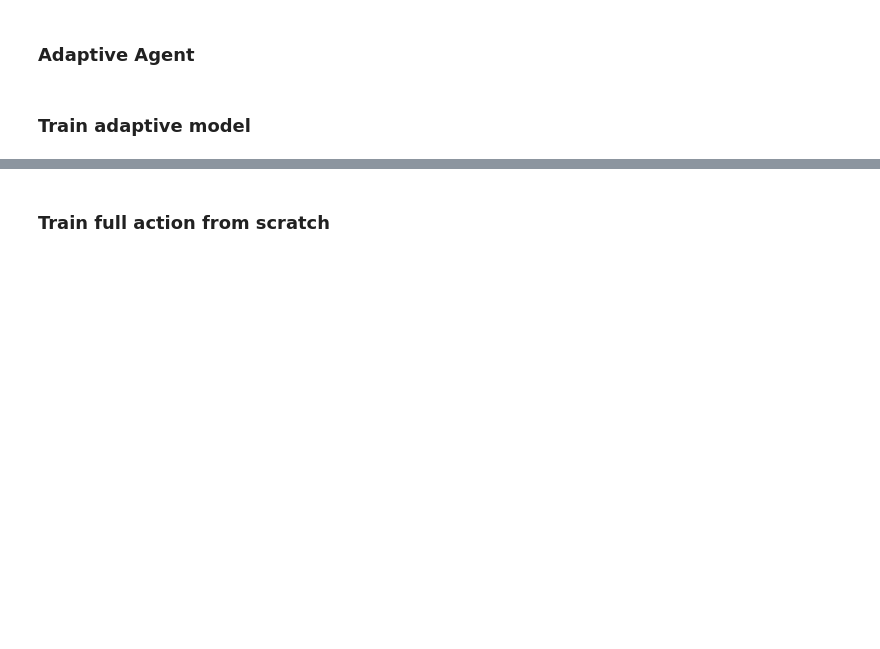
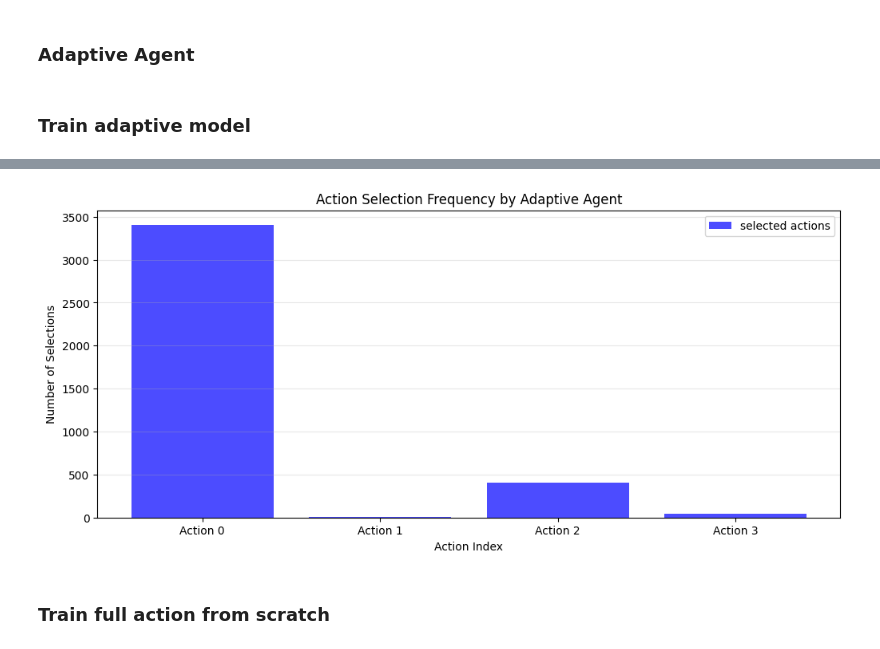
Before and after one commit to thongds/paper, a Jupyter notebook: lunar-lander-dqn-master/main_3actions.ipynb, the cells around one changed output, grey strips where cells are left out. Drawn from its saved outputs; the diff is of its cells as text; code cells hidden in the pictures; blank space fills up the shorter version.

```diff
--- a/lunar-lander-dqn-master/main_3actions.ipynb
+++ b/lunar-lander-dqn-master/main_3actions.ipynb
@@ -11,7 +11,7 @@ from torch.utils.tensorboard import SummaryWriter
 # Initialize TensorBoard writer
 writer = SummaryWriter()
 BASE_MODEL_PATH = "ddqn_lunar_lander_base_actions.pth"
-NUMBER_OF_EPISODES = 600
+NUMBER_OF_EPISODES = 50
 Transition = namedtuple(
     "Transition", ["state", "action", "next_state", "reward", "done"]
 )
@@ -62,11 +62,11 @@ class ActionMap():
                 return k
         return None
 
-    def get_expand_action_in_network(self):
+    def get_expand_actions_in_network(self):
         result = []
-        for i in self.expand_actions_env:
-            net_action = self.convert_action_env_to_network(i)
-            result.append(net_action)
+        for key, value in self.action_map.items():
+            if value in self.expand_actions_env:
+                result.append(key)
         return result
 
     def convert_network_action_to_env(self, action_network):
@@ -74,5 +74,9 @@ class ActionMap():
 
     def select_all_actions_in_network(self):
         return list(self.action_map.keys())
+
     def select_all_actions_in_env(self):
         return list(self.action_map.values())
+# %%
+full_action_map = ActionMap({0:0, 1:1, 2:2, 3:3}, expand_actions_env=[0, 2,3])
+print(full_action_map.get_expand_actions_in_network())
@@ -1071,3 +1116,17 @@ Episode 600/600, Reward: 248.05, Avg10: 271.85, Epsilon: 0.049
+# %%
+plt.figure(figsize=(12,5))
+plt.bar(range(len(adaptive_agent.action_selected)), adaptive_agent.action_selected,
+        color='blue', alpha=0.7, label='selected actions')
+plt.xlabel('Action Index')
+plt.ylabel('Number of Selections')
+plt.title('Action Selection Frequency by Adaptive Agent')
+plt.xticks(range(len(adaptive_agent.action_selected)),
+           [f'Action {i}' for i in range(len(adaptive_agent.action_selected))])
+plt.legend()
+plt.grid(axis='y', alpha=0.3)
+plt.show()
+# %% [output]
+[figure, added]
 # %% [markdown]
 ### Train full action from scratch
 # %%
```
Also changed, not shown: parts of 5 cells of this notebook, 16 other files.
